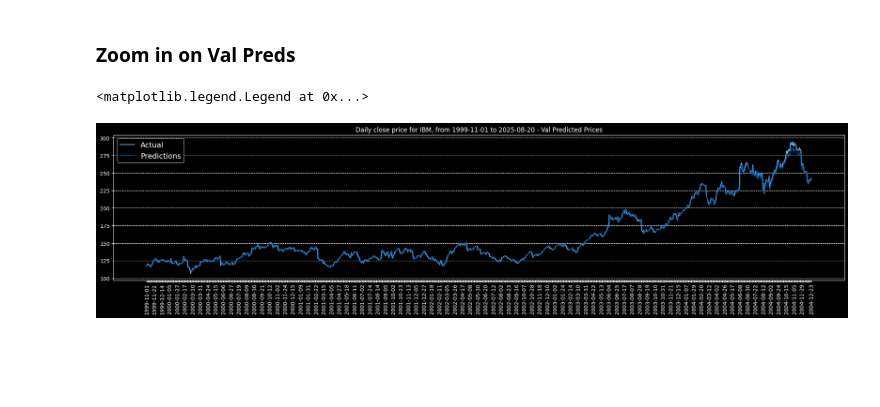
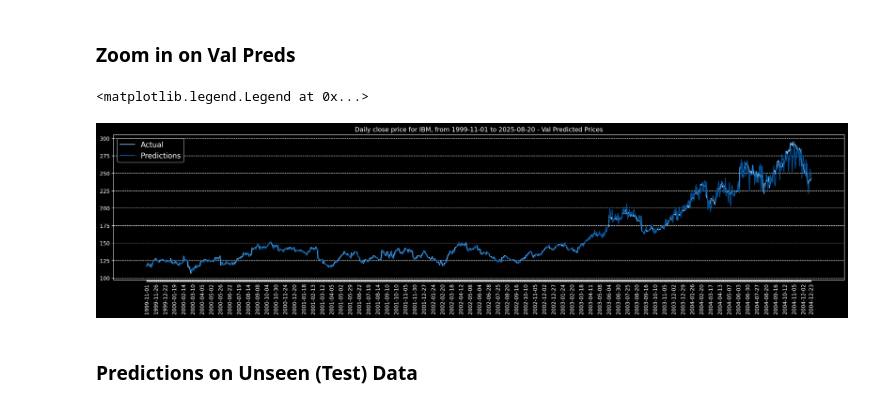
Before and after one commit to brien60/Stock-LSTM, a Jupyter notebook: lstm.ipynb, the cells around one changed output. Cells and saved outputs as stored; diff of their text form; code cells hidden in the pictures; blank space fills up the shorter version.

```diff
--- a/lstm.ipynb
+++ b/lstm.ipynb
@@ -89,12 +89,12 @@ Number of data points: 6490 from 1999-11-01 to 2025-08-20
 # %%
-def read_data_from_json(file_name):
+def read_data_from_json():
 
-    with open(file_name, "r") as f:
+    with open(json_file, "r") as f:
         data_dict = json.load(f)
 
     return data_dict["data_dates"], data_dict["data_close_price"], data_dict["num_data_points"], data_dict["display_date_range"]
 
-data_dates, data_close_price, num_data_points, display_date_range = read_data_from_json("stock_data.json")
+data_dates, data_close_price, num_data_points, display_date_range = read_data_from_json()
 # %%
 def plot_data(data_dates, data_close_price, num_data_points, display_date_range):
     fig = plt.figure(figsize=(25, 5), dpi=100)
@@ -153,16 +153,19 @@ def windows_x(data, window_size):
     windows = [data[i:i+window_size] for i in range(n_row)]
     windows = np.array(windows)
 
-    X = windows[:-1] # all except last
-    last = windows[-1] # last window, going to use this to predict tomorrow's price
+    X = windows[:-10] # all except last
+    last = windows[-10:-1] # last window, going to use this to predict tomorrow's price
 
     return X, last
 
 def windows_y(data, window_size):
-    return data[window_size:]
+    y = data[window_size:-9]
+    y_unseen = data[-9:]
+    return y, y_unseen
 
 data_x, data_x_unseen = windows_x(normalized_data_close_price, config["data"]["window_size"])
-data_y = windows_y(normalized_data_close_price, config["data"]["window_size"])
+data_y, data_y_unseen = windows_y(normalized_data_close_price, config["data"]["window_size"])
 
-data_x, data_y
+print(data_x.shape, data_y.shape, data_x_unseen.shape, data_y_unseen.shape)
+data_x[-1], data_y[-1], data_x_unseen, data_y_unseen
 # %% [output]
@@ -366,6 +372,7 @@ device = config["training"]["device"]
 
 best_val_loss = float('inf')
 best_epoch = 0
+model_path = f"best_model_{config["alpha_vantage"]["symbol"]}.pth"
 
 for epoch in range(config["training"]["num_epoch"]):
     model.train()
@@ -405,10 +412,8 @@ for epoch in range(config["training"]["num_epoch"]):
     if val_loss < best_val_loss:
         best_val_loss = val_loss
         best_epoch = epoch
-        torch.save(model.state_dict(), "best_model.pth")
+        torch.save(model.state_dict(), model_path)
 
     print(f"Epoch {epoch:03d}/{config["training"]["num_epoch"]} | train_loss: {train_loss:.6f} | val_loss: {val_loss:.6f} | lr: {current_lr:.6f}")
 
 print(f"Best val loss: {best_val_loss} at epoch {best_epoch}")
-
-# Epoch 053/100 | train_loss: 0.005743 | val_loss: 0.007505 | lr: 0.001000
@@ -435,7 +422,7 @@ Best val loss: 0.004950936894775147 at epoch
 # %% [markdown]
 ### Get Predictions
 # %%
-model.load_state_dict(torch.load("best_model.pth"))
+model.load_state_dict(torch.load(model_path))
 
 train_preds_list = []
 val_preds_list = []
@@ -503,35 +490,37 @@ plt.legend(fontsize=14)
 ### Zoom in on Val Preds
 # %%
 to_plot_y_val_preds_zoomed = scaler.inverse_transform(val_preds)
-to_plot_data_y_val_subset = scaler.inverse_transform(data_y_val)
+to_plot_y_val_only = scaler.inverse_transform(data_y_val)
 
 data_dates_val = data_dates[window_size + split_index : ]
 
-fig = plt.figure(figsize=(25, 5), dpi=100)
+fig = plt.figure(figsize=(25, 5), dpi=200)
 fig.patch.set_facecolor(color="black")
 
-plt.plot(data_dates_val, to_plot_data_y_val_subset, label = "Actual", color=config["plots"]["color_val"])
+plt.plot(data_dates_val, to_plot_y_val_only, label = "Actual", color=config["plots"]["color_val"])
 plt.plot(data_dates_val, to_plot_y_val_preds_zoomed, label = "Predictions", color=config["plots"]["color_pred_val"])
 
 
 xticks_labels = []
-xticks_interval = config["plots"]["xticks_interval"] // 6
+xticks_interval = config["plots"]["xticks_interval"]
 
 num_val_data_points = len(data_dates_val)
 
 for i in range(num_val_data_points):
     if i == num_val_data_points - 1:
         xticks_labels.append(data_dates[i])
-    elif i % xticks_interval == 0 and (num_val_data_points - i) > xticks_interval:
+    elif i % (xticks_interval//5) == 0 and (num_val_data_points - i) > (xticks_interval//6):
         xticks_labels.append(data_dates[i])
     else:
         xticks_labels.append(None)
 xticks_indices = np.arange(0, len(xticks_labels))
 
 plt.xticks(xticks_indices, xticks_labels, rotation="vertical")
 plt.title(f"Daily close price for {config["alpha_vantage"]["symbol"]}, {display_date_range} - Val Predicted Prices")
 plt.grid(axis="y", linestyle="--")
 plt.legend(fontsize=14)
 # %% [output]
 <matplotlib.legend.Legend at 0x...>
-[figure, old version]
+[figure, new version]
+# %% [markdown]
+### Predictions on Unseen (Test) Data
```
Also changed, not shown: parts of 6 cells of this notebook, 2 other files.
